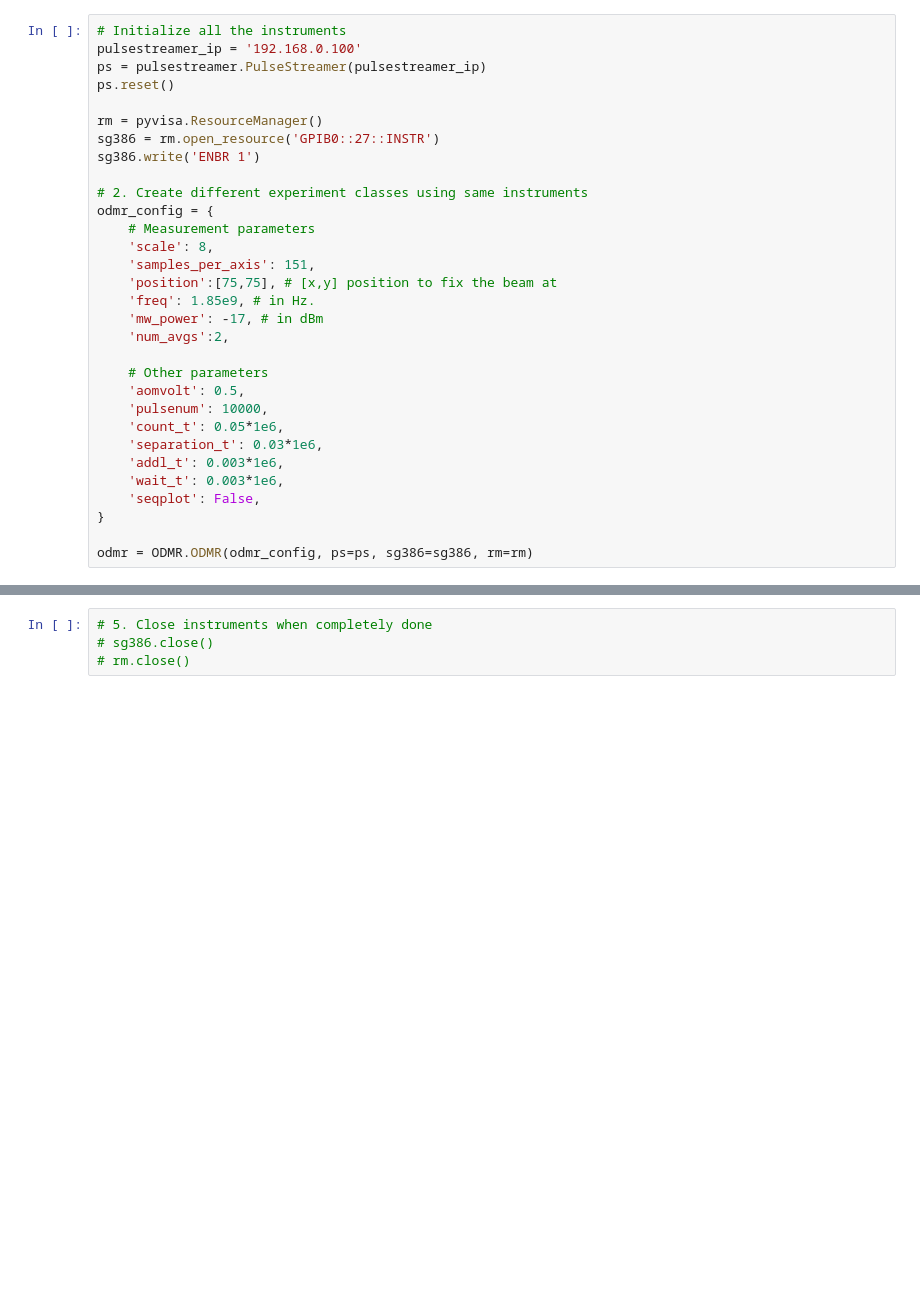
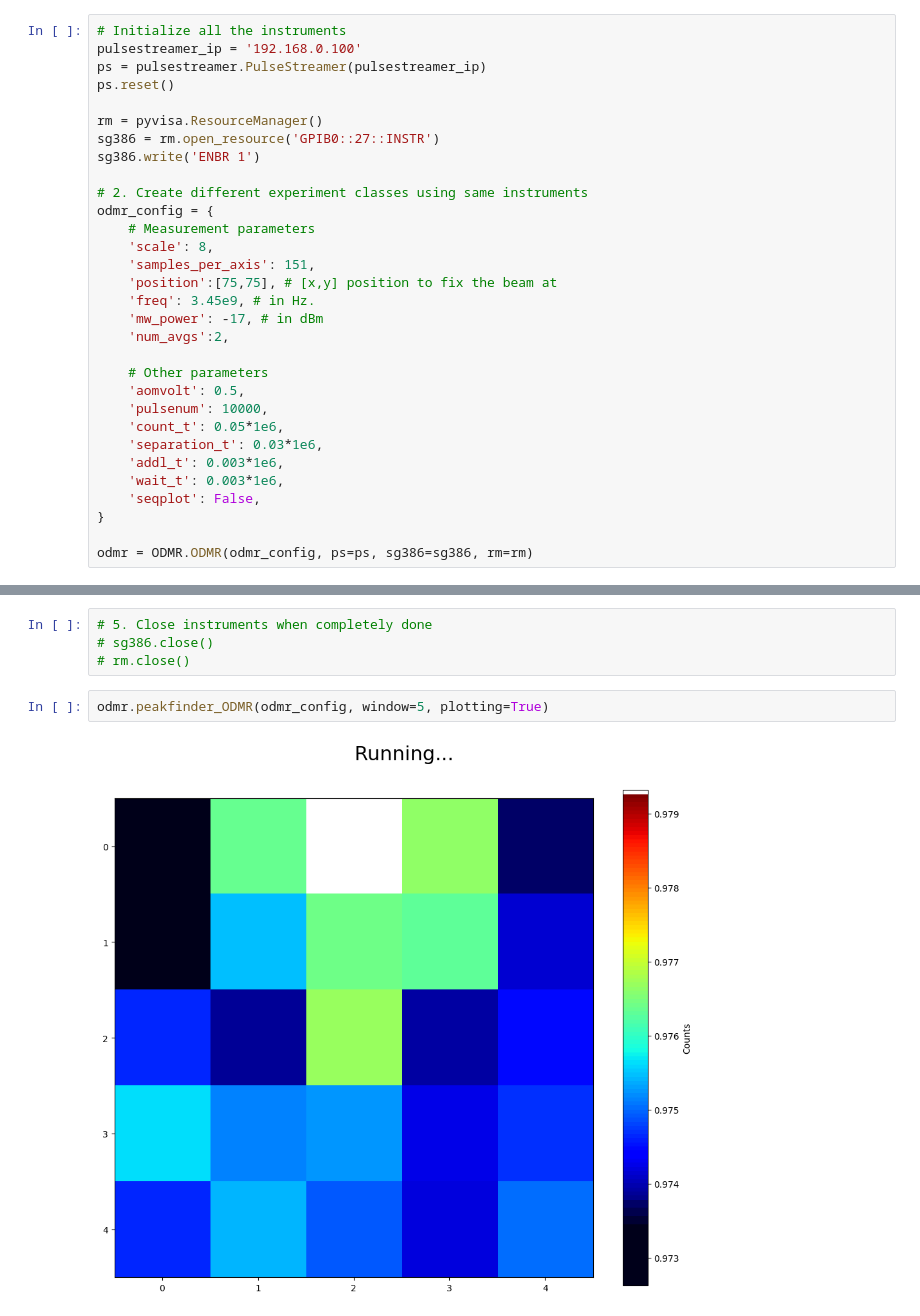
Before and after one commit to sumukhvaidya/LiLabMeasurements, a Jupyter notebook: testing/ODMR_test.ipynb, the cells around one changed output, grey strips where cells are left out. Saved outputs shown, nothing was run; the diff lists cells and outputs as text; blank space fills up the shorter version.

Commit message:
Added ODMR Peakfinder, tests

```diff
--- a/testing/ODMR_test.ipynb
+++ b/testing/ODMR_test.ipynb
@@ -29,7 +29,7 @@ odmr_config = {
     'scale': 8,
     'samples_per_axis': 151,
     'position':[75,75], # [x,y] position to fix the beam at
-    'freq': 1.85e9, # in Hz.
+    'freq': 3.45e9, # in Hz.
     'mw_power': -17, # in dBm
     'num_avgs':2,
 
@@ -59,3 +59,7 @@ freq_range, avg_contrast, all_contrast, avg_counts, all_counts = odmr.run_freque
 # 5. Close instruments when completely done
 # sg386.close()
 # rm.close()
+# %%
+odmr.peakfinder_ODMR(odmr_config, window=5, plotting=True)
+# %% [output]
+[figure, added]
```
Also changed, not shown: parts of 2 cells of this notebook.
